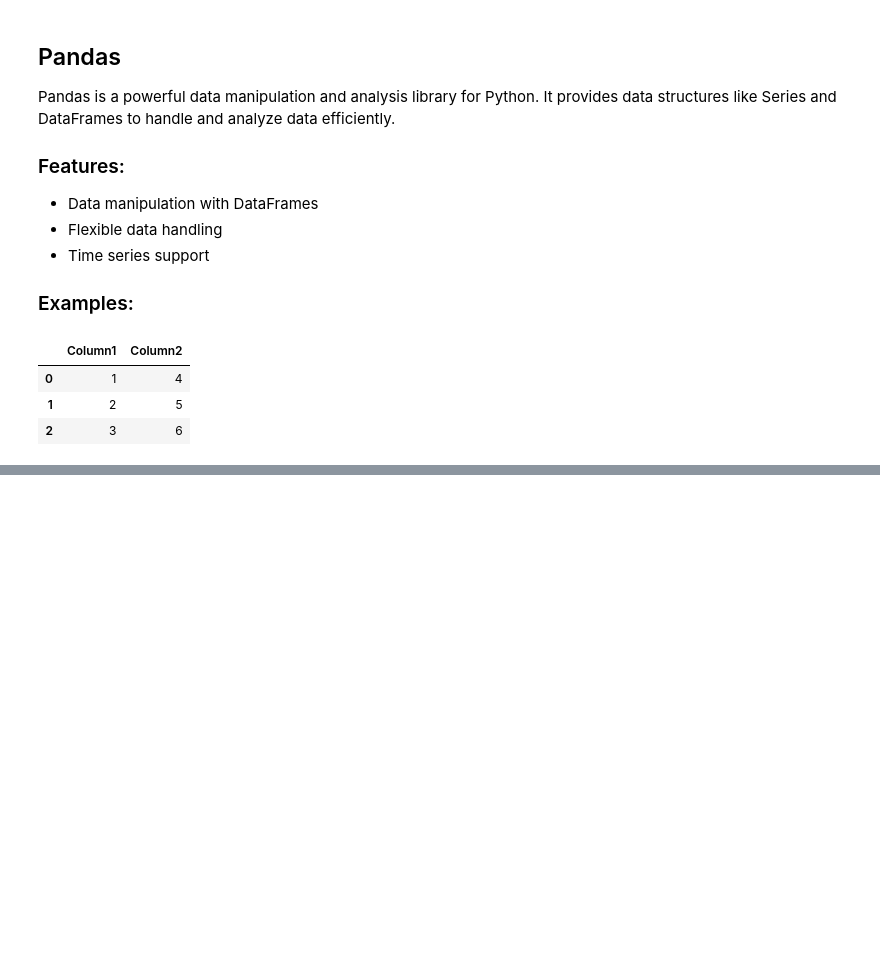
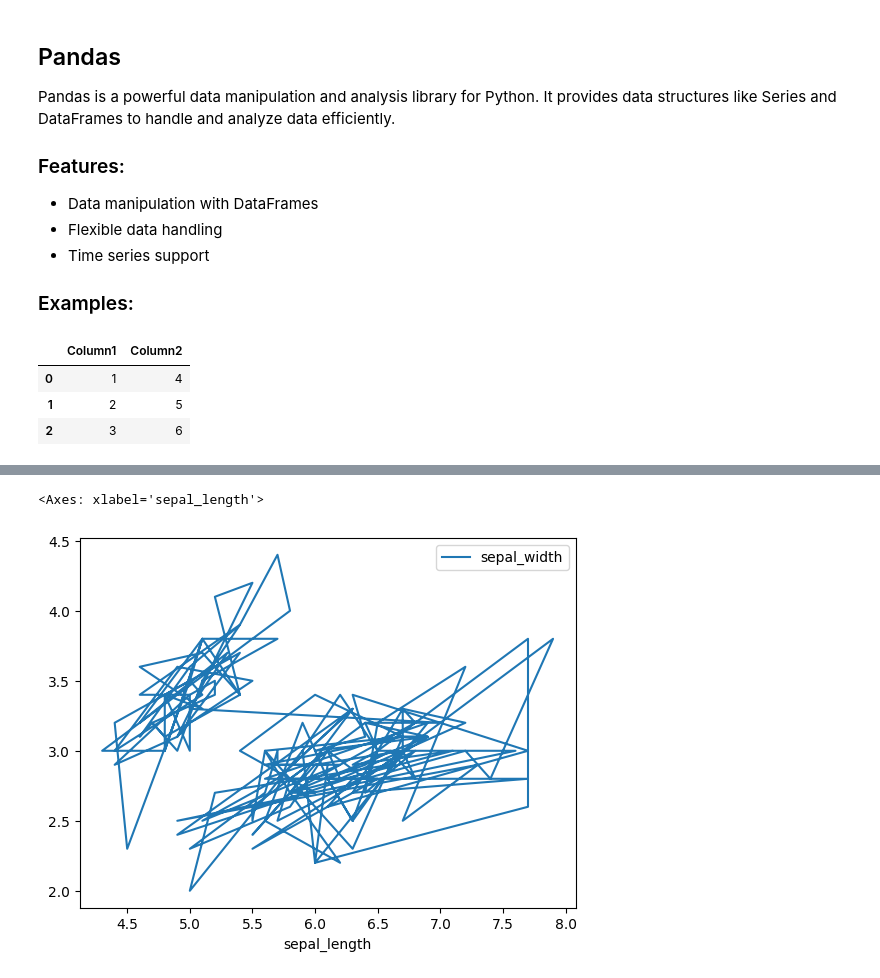
Before and after one commit to Bluerrror/Python-Course, a Jupyter notebook: Python_third_session.ipynb, the cells around one changed output, grey strips where cells are left out. Saved outputs shown, nothing was run; the diff lists cells and outputs as text; code cells hidden in the pictures; blank space fills up the shorter version.

```diff
--- a/Python_third_session.ipynb
+++ b/Python_third_session.ipynb
@@ -957,0 +986,6 @@ df
+# %%
+# Example 4: Plot line
+df.plot(x='sepal_length',y='sepal_width')
+# %% [output]
+<Axes: xlabel='sepal_length'>
+[figure, added]
```
Also changed, not shown: parts of 16 cells of this notebook.
